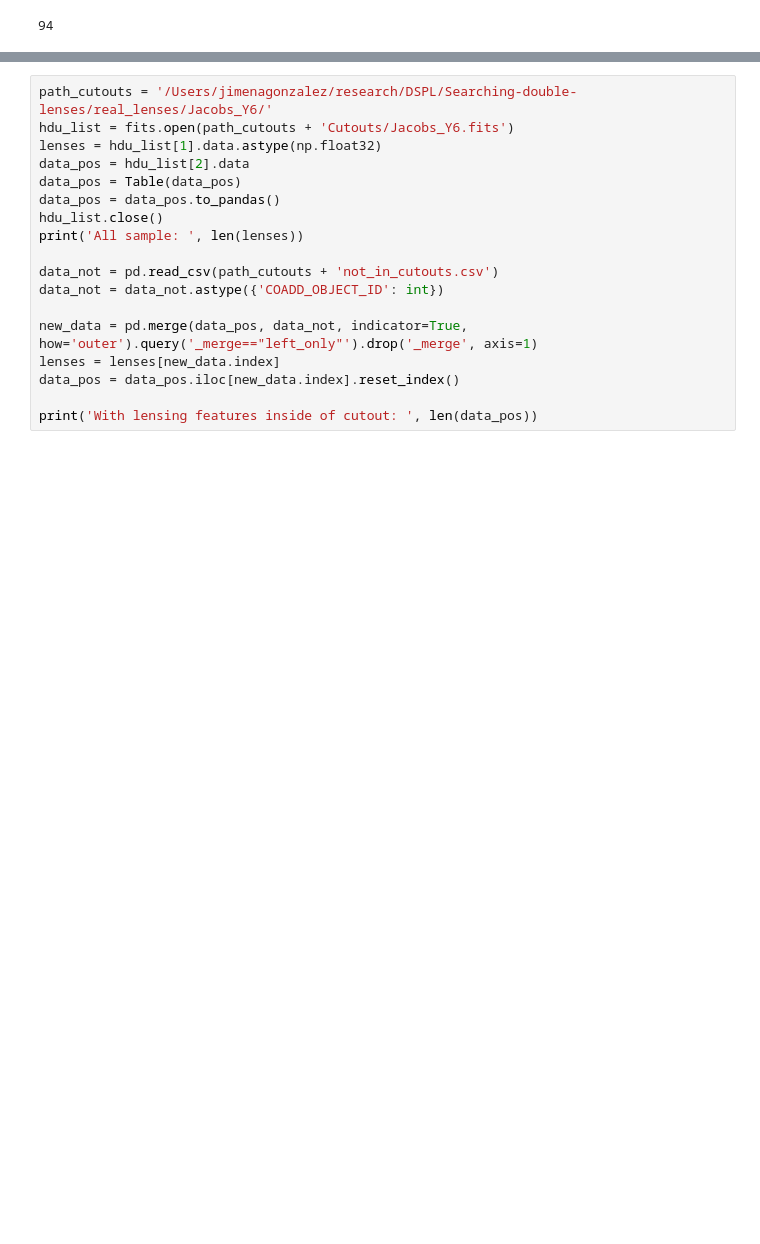
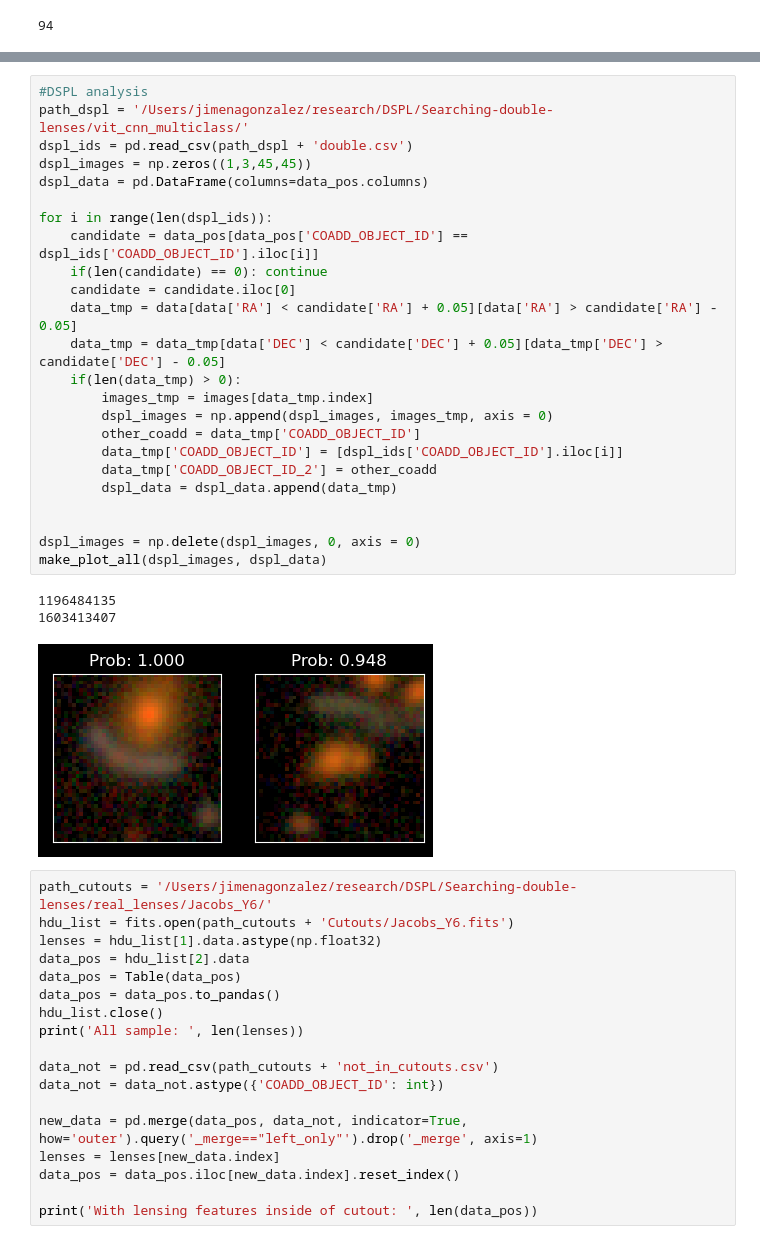
Before and after one commit to JimenaGonzalez/Searching-double-lenses, a Jupyter notebook: vit_cnn_multiclass/results/data/In_real_catalogs.ipynb, the cells around one changed output, grey strips where cells are left out. Saved outputs shown, nothing was run; the diff lists cells and outputs as text; blank space fills up the shorter version.

Commit message:
DSPL analysis

```diff
--- a/vit_cnn_multiclass/results/data/In_real_catalogs.ipynb
+++ b/vit_cnn_multiclass/results/data/In_real_catalogs.ipynb
@@ -78,3 +93,31 @@ images_sim = np.delete(images_sim, 0, axis = 0)
+# %%
+#DSPL analysis
+path_dspl = '/Users/jimenagonzalez/research/DSPL/Searching-double-lenses/vit_cnn_multiclass/'
+dspl_ids = pd.read_csv(path_dspl + 'double.csv')
+dspl_images = np.zeros((1,3,45,45))
+dspl_data = pd.DataFrame(columns=data_pos.columns)
+
+for i in range(len(dspl_ids)):
+    candidate = data_pos[data_pos['COADD_OBJECT_ID'] == dspl_ids['COADD_OBJECT_ID'].iloc[i]]
+    if(len(candidate) == 0): continue
+    candidate = candidate.iloc[0]
+    data_tmp = data[data['RA'] < candidate['RA'] + 0.05][data['RA'] > candidate['RA'] - 0.05]
+    data_tmp = data_tmp[data['DEC'] < candidate['DEC'] + 0.05][data_tmp['DEC'] > candidate['DEC'] - 0.05]
+    if(len(data_tmp) > 0):
+        images_tmp = images[data_tmp.index]
+        dspl_images = np.append(dspl_images, images_tmp, axis = 0)
+        other_coadd = data_tmp['COADD_OBJECT_ID']
+        data_tmp['COADD_OBJECT_ID'] = [dspl_ids['COADD_OBJECT_ID'].iloc[i]]
+        data_tmp['COADD_OBJECT_ID_2'] = other_coadd
+        dspl_data = dspl_data.append(data_tmp)
+
+
+dspl_images = np.delete(dspl_images, 0, axis = 0)
+make_plot_all(dspl_images, dspl_data)
+# %% [output]
+1196484135
+1603413407
+[figure, added]
 # %%
 path_cutouts = '/Users/jimenagonzalez/research/DSPL/Searching-double-lenses/real_lenses/Jacobs_Y6/'
 hdu_list = fits.open(path_cutouts + 'Cutouts/Jacobs_Y6.fits')
```
Also changed, not shown: parts of 3 cells of this notebook.
